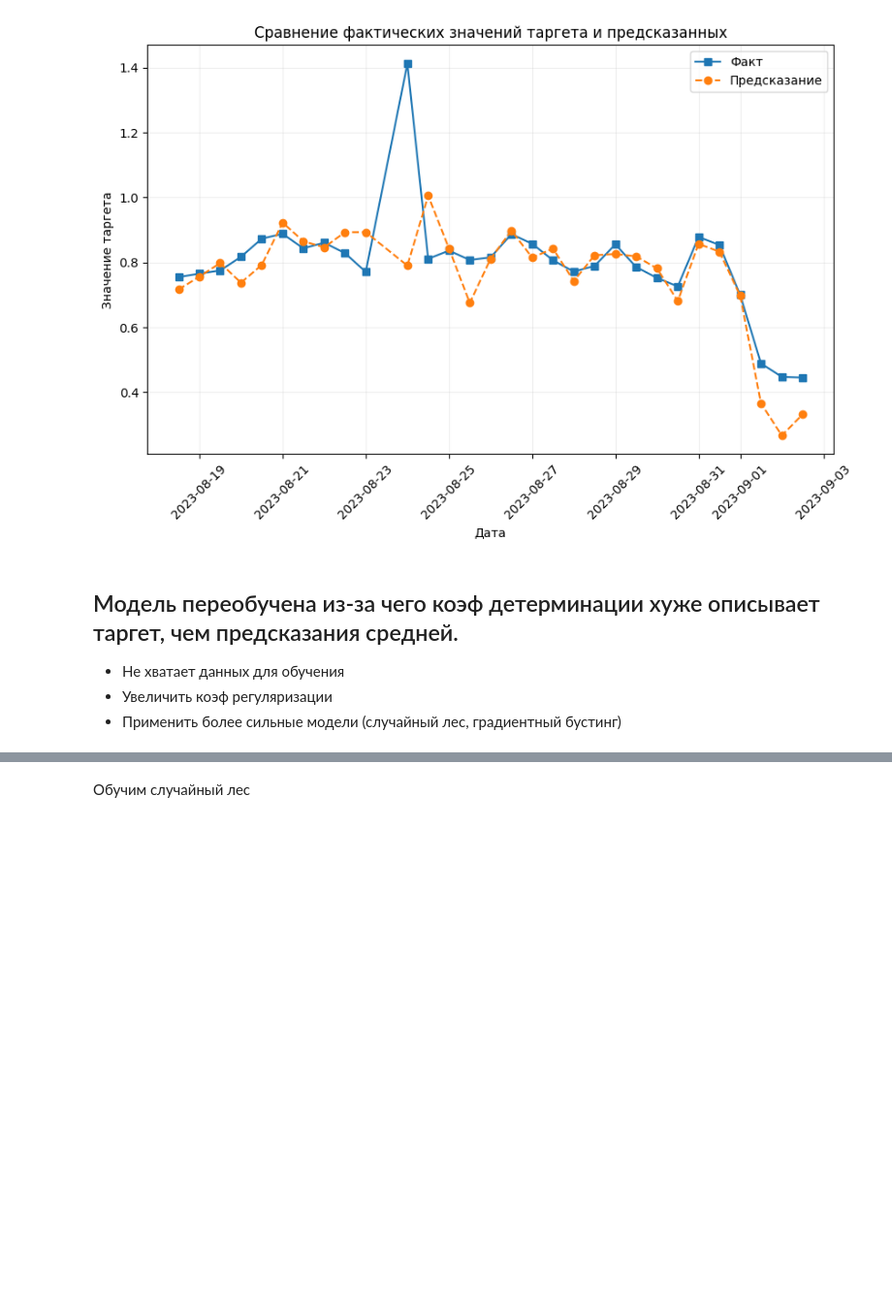
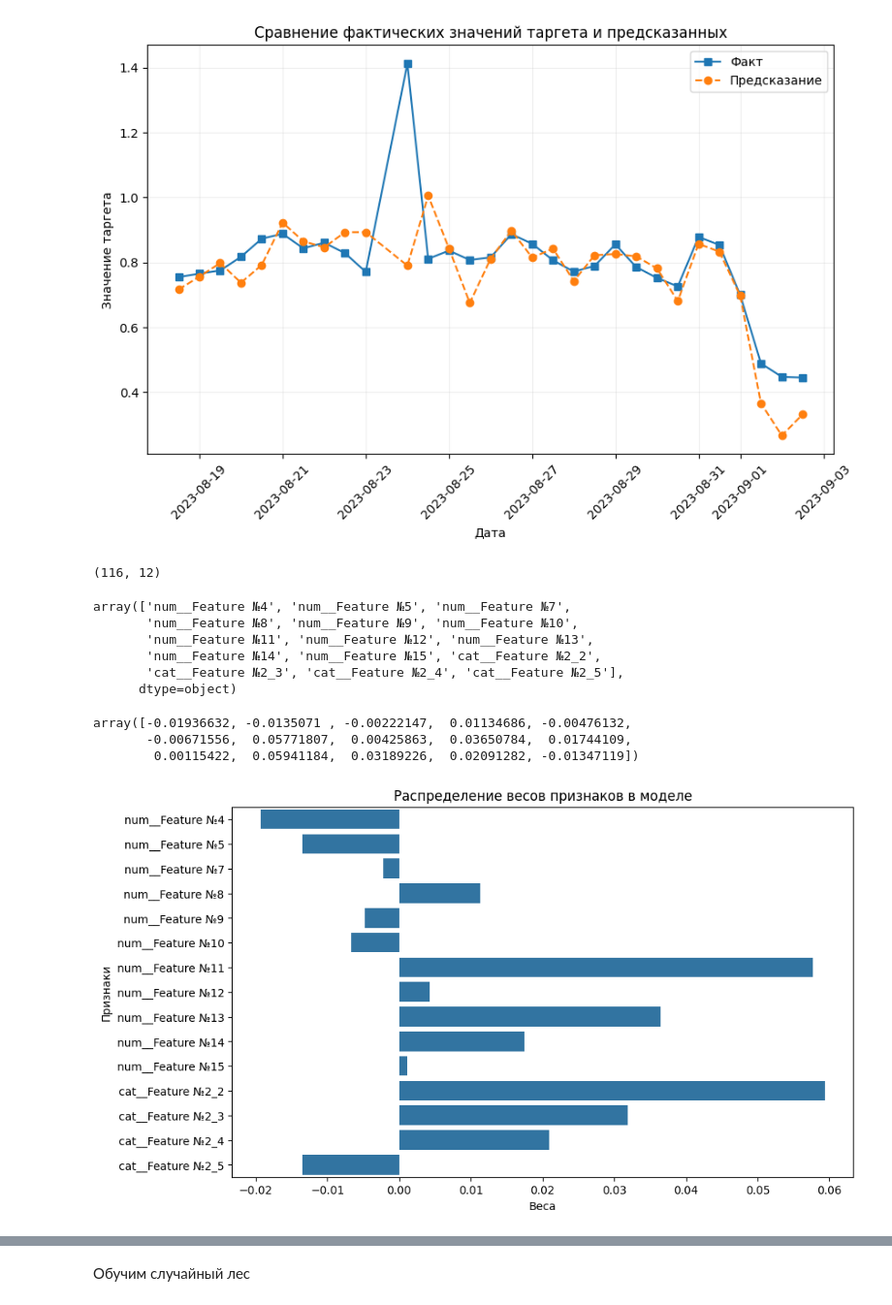
Before and after one commit to Poltava49/My_ML_practice, a Jupyter notebook: time_series/main.ipynb, the cells around one changed output, grey strips where cells are left out. Shown at 97% size. Cells and saved outputs as stored; diff of their text form; code cells hidden in the pictures; blank space fills up the shorter version.

Commit message:
add feature_importance_plots and cross_val_scores

```diff
--- a/time_series/main.ipynb
+++ b/time_series/main.ipynb
@@ -504,9 +502,50 @@ def check_model_prediction(test_data, y_pred, y_test):
 check_model_prediction(test_data=X_test, y_pred=y_pred, y_test=y_test)
 # %% [output]
 [figure]
-# %% [markdown]
-## Модель  переобучена из-за чего коэф детерминации хуже описывает таргет, чем предсказания средней.
-
-- Не хватает данных для обучения
-- Увеличить коэф регуляризации
-- Применить более сильные модели (случайный лес, градиентный бустинг)
+# %%
+X_train.shape
+# %% [output]
+(116, 12)
+# %%
+pipe['preprocessor'].get_feature_names_out()
+# %% [output]
+array(['num__Feature №4', 'num__Feature №5', 'num__Feature №7',
+       'num__Feature №8', 'num__Feature №9', 'num__Feature №10',
+       'num__Feature №11', 'num__Feature №12', 'num__Feature №13',
+       'num__Feature №14', 'num__Feature №15', 'cat__Feature №2_2',
+       'cat__Feature №2_3', 'cat__Feature №2_4', 'cat__Feature №2_5'],
+      dtype=object)
+# %%
+pipe['model'].coef_
+# %% [output]
+array([-0.01936632, -0.0135071 , -0.00222147,  0.01134686, -0.00476132,
+       -0.00671556,  0.05771807,  0.00425863,  0.03650784,  0.01744109,
+        0.00115422,  0.05941184,  0.03189226,  0.02091282, -0.01347119])
+# %%
+def show_importance_feature_model(model, type_model):
+    if type_model == 'linear':
+        coefs = model['model'].coef_
+    elif type_model == 'tree':
+        coefs = model['model'].feature_importances_
+    feature = model['preprocessor'].get_feature_names_out()
+
+    if type_model == 'feature_selection':
+        mask = model['feature_selection'].get_support()
+        feature =  model['preprocessor'].get_feature_names_out()[mask]
+        coefs = model['model'].coef_
+
+    result = pd.DataFrame({
+    'feature': feature,
+    'coefficient': coefs
+    })
+
+    plt.figure(figsize=(10,6))
+    sns.barplot(data=result, x='coefficient', y='feature')
+    plt.title('Распределение весов признаков в моделе')
+    plt.xlabel('Веса')
+    plt.ylabel('Признаки')
+    plt.show()
+# %%
+show_importance_feature_model(model=pipe, type_model='linear')
+# %% [output]
+[figure, added]
```
Also changed, not shown: parts of 25 cells of this notebook.
